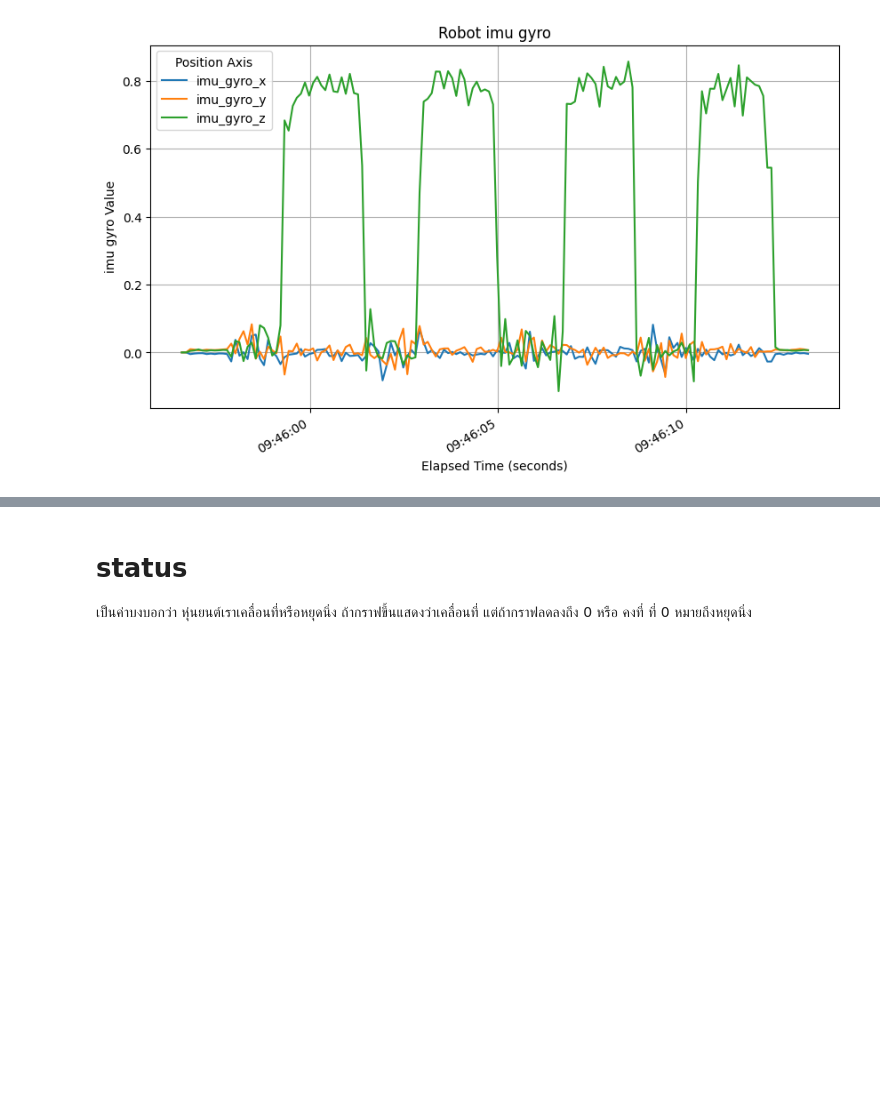
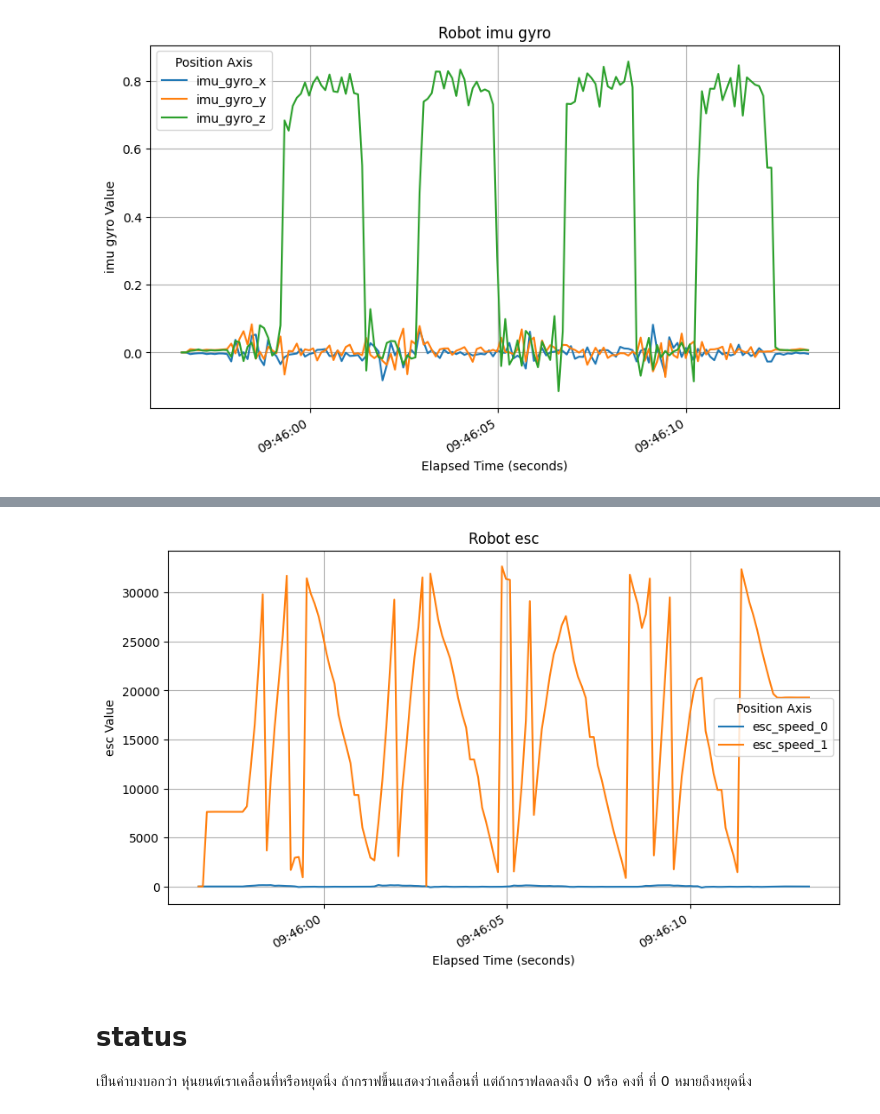
Before and after one commit to Klong1212/Robotmaster, a Jupyter notebook: plot.ipynb, the cells around one changed output, grey strips where cells are left out. Drawn from its saved outputs; the diff is of its cells as text; code cells hidden in the pictures; blank space fills up the shorter version.

```diff
--- a/plot.ipynb
+++ b/plot.ipynb
@@ -96,3 +98,15 @@ plt.show()
+# %%
+esc_cols = ['esc_speed_0', 'esc_speed_1']
+plt.figure(figsize=(10, 6))
+df.plot(x='timestamp', y=esc_cols, ax=plt.gca())
+plt.title('Robot esc')
+plt.xlabel('Elapsed Time (seconds)')
+plt.ylabel('esc Value')
+plt.grid(True)
+plt.legend(title='Position Axis')
+plt.show()
+# %% [output]
+[figure, added]
 # %% [markdown]
 # status
 เป็นค่าบงบอกว่า หุ่นยนต์เราเคลื่อนที่หรือหยุดนิ่ง ถ้ากราฟขึ้นแสดงว่าเคลื่อนที่ แต่ถ้ากราฟลดลงถึง 0 หรือ คงที่ ที่ 0 หมายถึงหยุดนิ่ง
```
Also changed, not shown: parts of 3 cells of this notebook.
